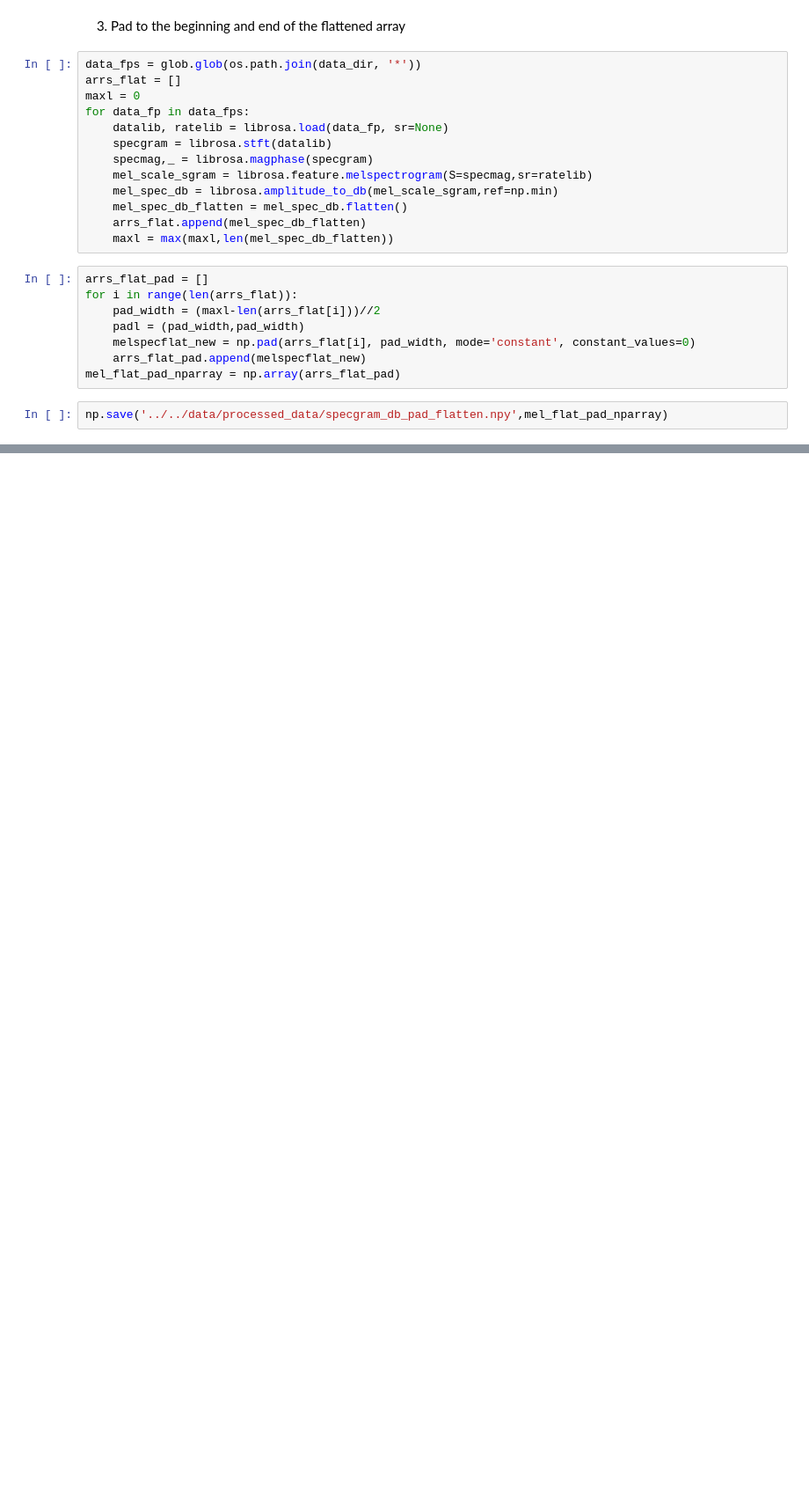
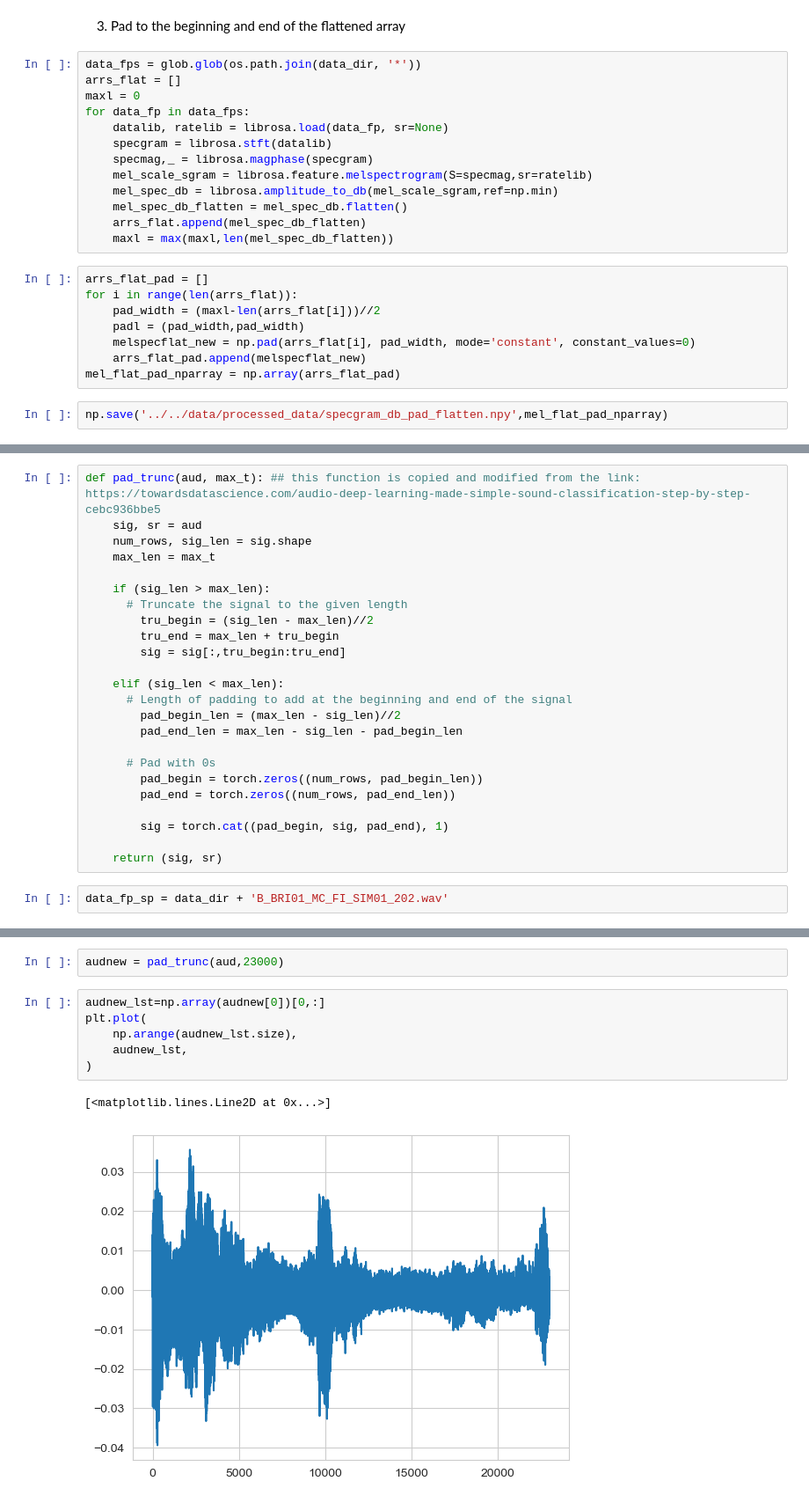
Before and after one commit to jinjingleayi/meow-by-meow, a Jupyter notebook: src/data_handling/specgram_vectorization.ipynb, the cells around one changed output, grey strips where cells are left out. Shown at 88% size. Drawn from its saved outputs; the diff is of its cells as text; blank space fills up the shorter version.

```diff
--- a/src/data_handling/specgram_vectorization.ipynb
+++ b/src/data_handling/specgram_vectorization.ipynb
@@ -170,0 +204,26 @@ np.save('../../data/processed_data/specgram_db_pad_flatten.npy',mel_flat_pad_npa
+# %%
+def pad_trunc(aud, max_t): ## this function is copied and modified from the link: https://towardsdatascience.com/audio-deep-learning-made-simple-sound-classification-step-by-step-cebc936bbe5
+    sig, sr = aud
+    num_rows, sig_len = sig.shape
+    max_len = max_t
+
+    if (sig_len > max_len):
+      # Truncate the signal to the given length
+        tru_begin = (sig_len - max_len)//2
+        tru_end = max_len + tru_begin
+        sig = sig[:,tru_begin:tru_end]
+
+    elif (sig_len < max_len):
+      # Length of padding to add at the beginning and end of the signal
+        pad_begin_len = (max_len - sig_len)//2
+        pad_end_len = max_len - sig_len - pad_begin_len
+
+      # Pad with 0s
+        pad_begin = torch.zeros((num_rows, pad_begin_len))
+        pad_end = torch.zeros((num_rows, pad_end_len))
+
+        sig = torch.cat((pad_begin, sig, pad_end), 1)
+
+    return (sig, sr)
+# %%
+data_fp_sp = data_dir + 'B_BRI01_MC_FI_SIM01_202.wav'
@@ -170,0 +235,11 @@ np.save('../../data/processed_data/specgram_db_pad_flatten.npy',mel_flat_pad_npa
+# %%
+audnew = pad_trunc(aud,23000)
+# %%
+audnew_lst=np.array(audnew[0])[0,:]
+plt.plot(
+    np.arange(audnew_lst.size),
+    audnew_lst,
+)
+# %% [output]
+[<matplotlib.lines.Line2D at 0x...>]
+[figure, added]
```
Also changed, not shown: parts of 17 cells of this notebook.
